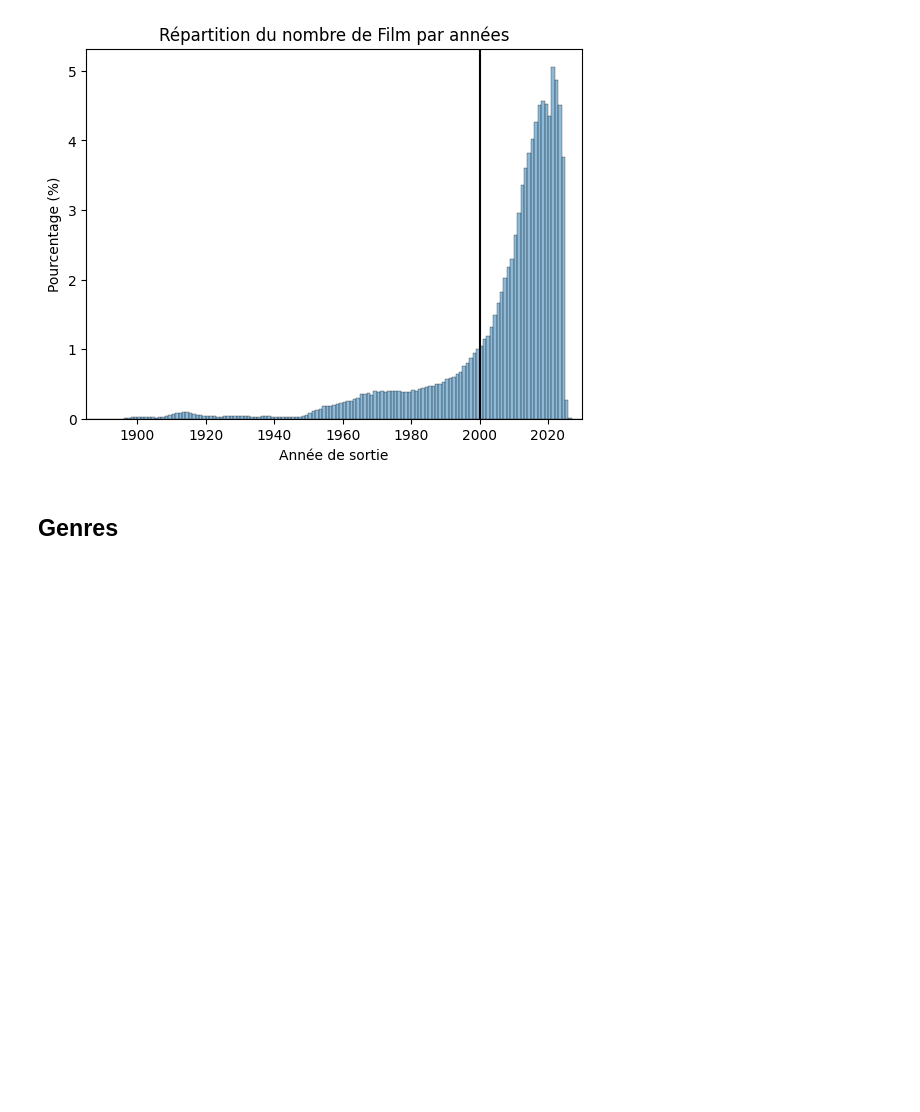
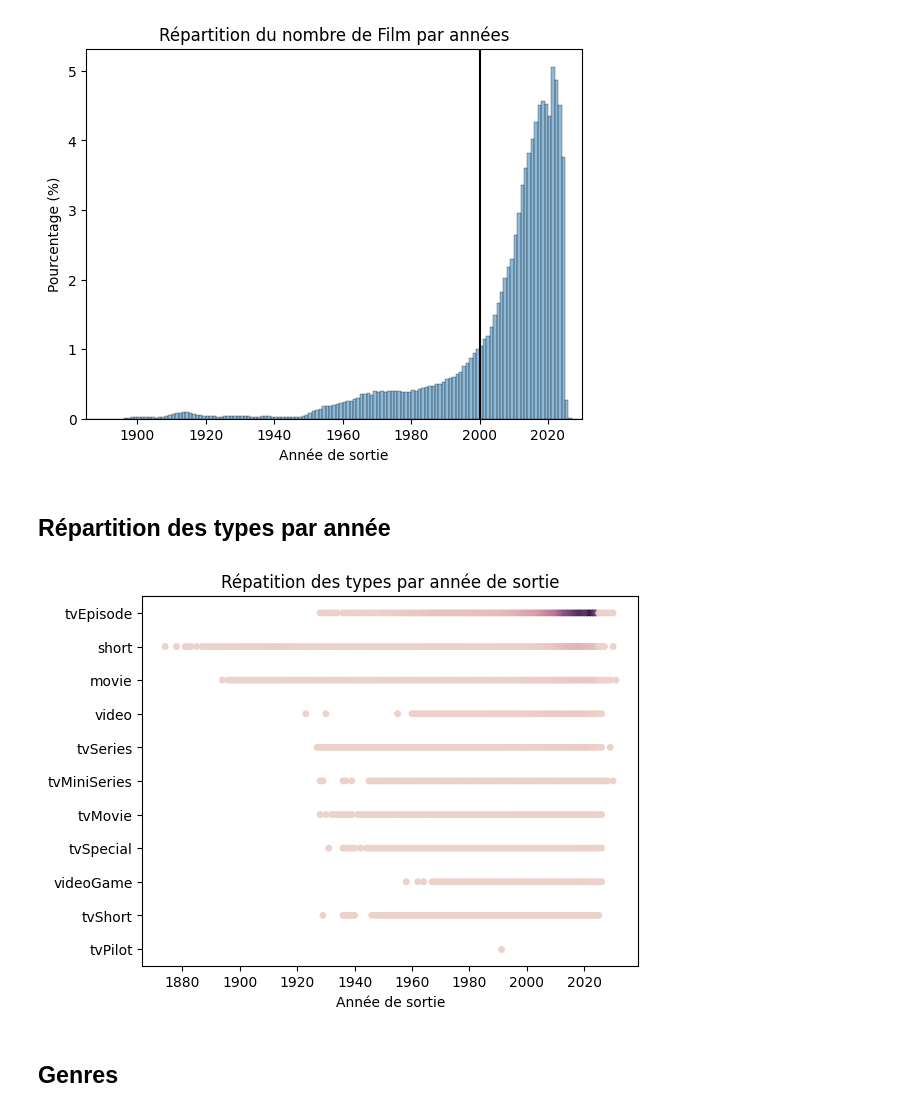
Before and after one commit to data-IA-2024/netfloox-recommandation-gr3, a Jupyter notebook: AnalyzeEDA.ipynb, the cells around one changed output. Drawn from its saved outputs; the diff is of its cells as text; code cells hidden in the pictures; blank space fills up the shorter version.

Commit message:
ADD title type

```diff
--- a/AnalyzeEDA.ipynb
+++ b/AnalyzeEDA.ipynb
@@ -33,6 +33,7 @@ client = SQLClient(engine)
 # SQL requests
 # %%
 def sql_msno(table, columns):
+    """ Compte le nombre de valeurs NULL pour chaque colonne d'une table du schéma "Jonathan" """
     return f"""
         select {', '.join([ 'sum(case when "' + col + '" is null then 1 else 0 end)' + ' as ' + '"' + col + '"' for col in columns])}
         from "Jonathan".{table}
@@ -190,6 +191,26 @@ save(fig, "films_vs_startyear.png")
 plt.show()
 # %% [output]
 [figure]
+# %% [markdown]
+## Répartition des types par année
+# %%
+sql = """
+    select "titleType", "startYear", count("titleType") from "Jonathan".title_basics
+    where "startYear" is not null
+    group by "titleType", "startYear"
+    order by count DESC;
+"""
+df = client.run_sql(sql)
+# %%
+fig, ax = plt.subplots()
+sns.stripplot(df, x="startYear", y="titleType", hue="count", jitter=False, legend=False, ax=ax)
+plt.xlabel("Année de sortie")
+plt.ylabel("")
+plt.title("Répatition des types par année de sortie")
+save(fig, "titletype_vs_startyear.png")
+plt.show()
+# %% [output]
+[figure, added]
 # %% [markdown]
 ## Genres
 # %%
```
Also changed, not shown: parts of 2 cells of this notebook.
